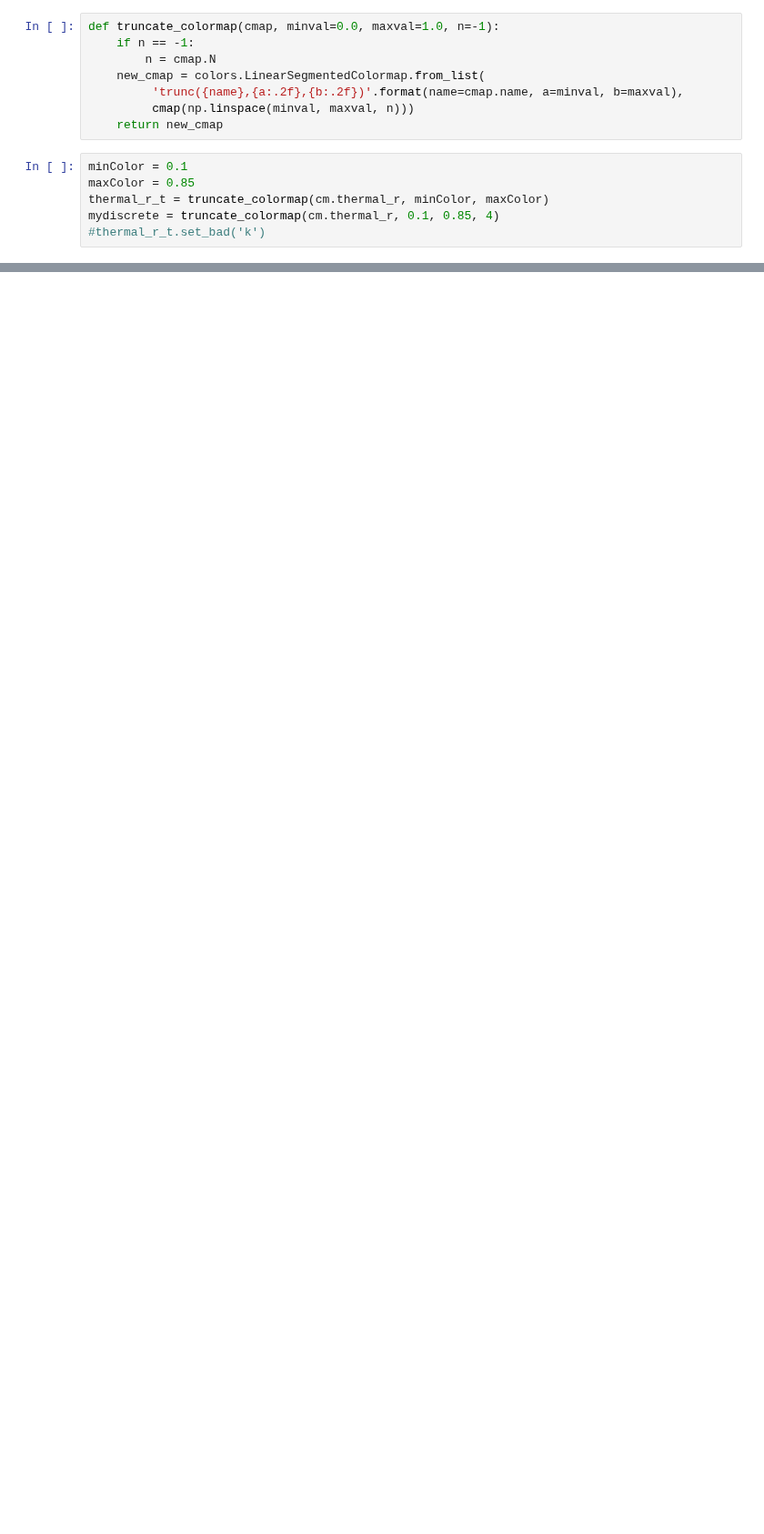
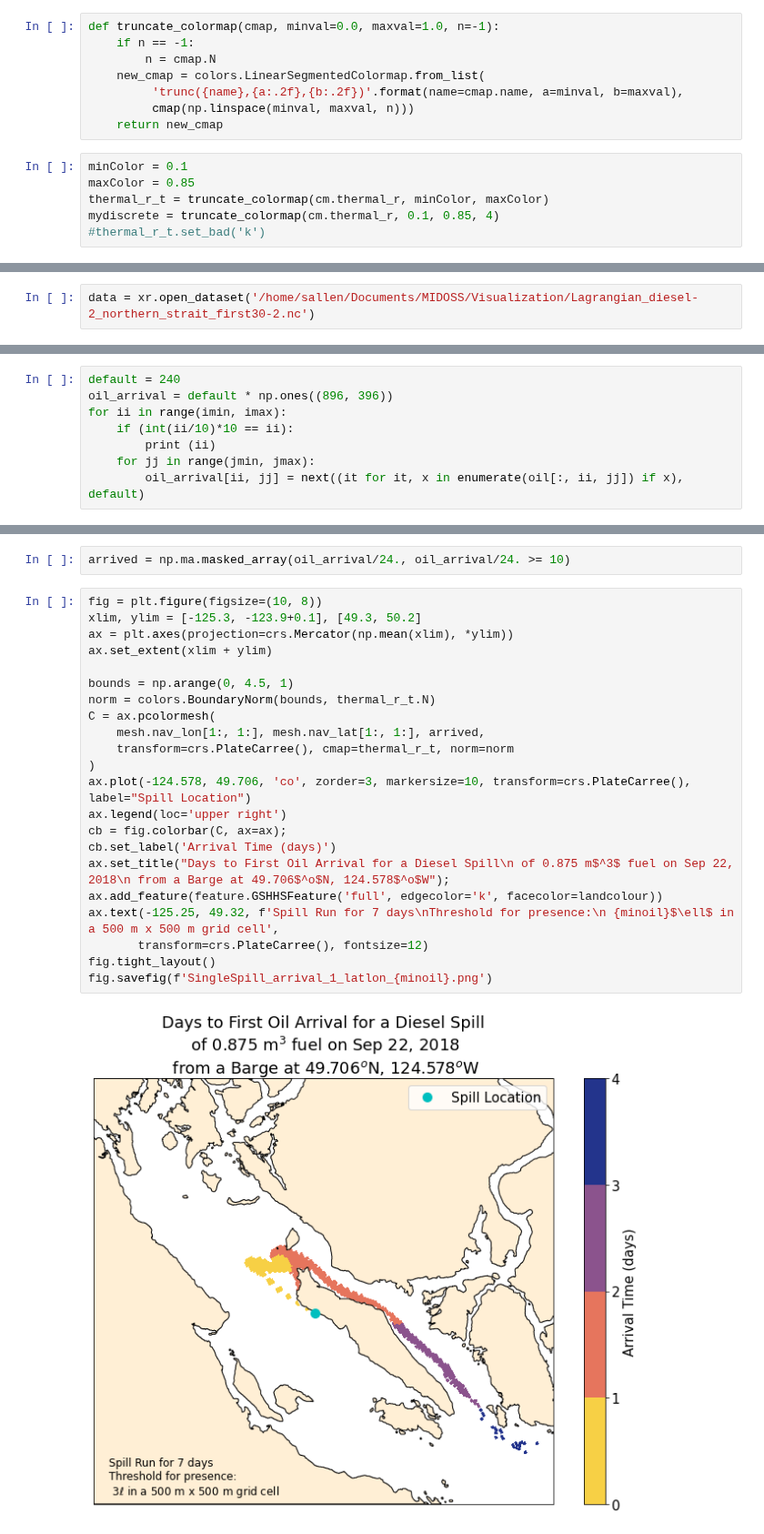
Before and after one commit to MIDOSS/Visualization, a Jupyter notebook: OilingTime-LonLat.ipynb, the cells around one changed output, grey strips where cells are left out. Shown at 91% size. Cells and saved outputs as stored; diff of their text form; blank space fills up the shorter version.

```diff
--- a/OilingTime-LonLat.ipynb
+++ b/OilingTime-LonLat.ipynb
@@ -145,0 +207,2 @@ for day in range(7, 0, -1):
+# %%
+data = xr.open_dataset('/home/sallen/Documents/MIDOSS/Visualization/Lagrangian_diesel-2_northern_strait_first30-2.nc')
@@ -145,0 +211,8 @@ for day in range(7, 0, -1):
+# %%
+default = 240
+oil_arrival = default * np.ones((896, 396))
+for ii in range(imin, imax):
+    if (int(ii/10)*10 == ii):
+        print (ii)
+    for jj in range(jmin, jmax):
+        oil_arrival[ii, jj] = next((it for it, x in enumerate(oil[:, ii, jj]) if x), default)
@@ -145,0 +237,26 @@ for day in range(7, 0, -1):
+# %%
+arrived = np.ma.masked_array(oil_arrival/24., oil_arrival/24. >= 10)
+# %%
+fig = plt.figure(figsize=(10, 8))
+xlim, ylim = [-125.3, -123.9+0.1], [49.3, 50.2]
+ax = plt.axes(projection=crs.Mercator(np.mean(xlim), *ylim))
+ax.set_extent(xlim + ylim)
+
+bounds = np.arange(0, 4.5, 1)
+norm = colors.BoundaryNorm(bounds, thermal_r_t.N)
+C = ax.pcolormesh(
+    mesh.nav_lon[1:, 1:], mesh.nav_lat[1:, 1:], arrived,
+    transform=crs.PlateCarree(), cmap=thermal_r_t, norm=norm
+)
+ax.plot(-124.578, 49.706, 'co', zorder=3, markersize=10, transform=crs.PlateCarree(), label="Spill Location")
+ax.legend(loc='upper right')
+cb = fig.colorbar(C, ax=ax);
+cb.set_label('Arrival Time (days)')
+ax.set_title("Days to First Oil Arrival for a Diesel Spill\n of 0.875 m$^3$ fuel on Sep 22, 2018\n from a Barge at 49.706$^o$N, 124.578$^o$W");
+ax.add_feature(feature.GSHHSFeature('full', edgecolor='k', facecolor=landcolour))
+ax.text(-125.25, 49.32, f'Spill Run for 7 days\nThreshold for presence:\n {minoil}$\ell$ in a 500 m x 500 m grid cell',
+       transform=crs.PlateCarree(), fontsize=12)
+fig.tight_layout()
+fig.savefig(f'SingleSpill_arrival_1_latlon_{minoil}.png')
+# %% [output]
+[figure, added]
```
Also changed, not shown: parts of 27 cells of this notebook, 5 other files.
